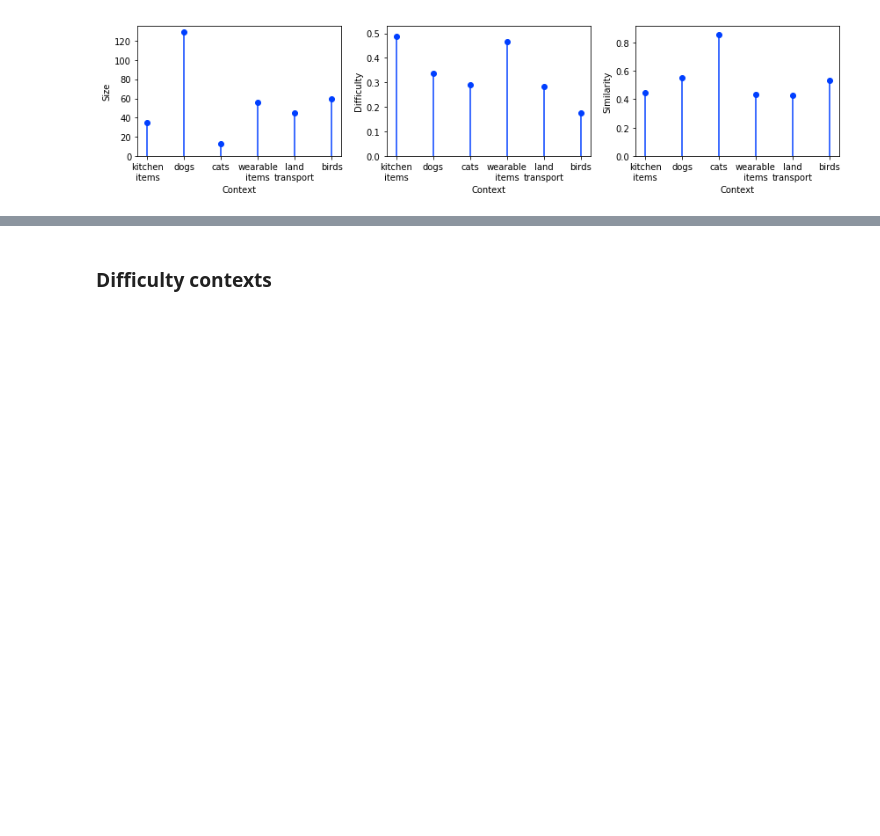
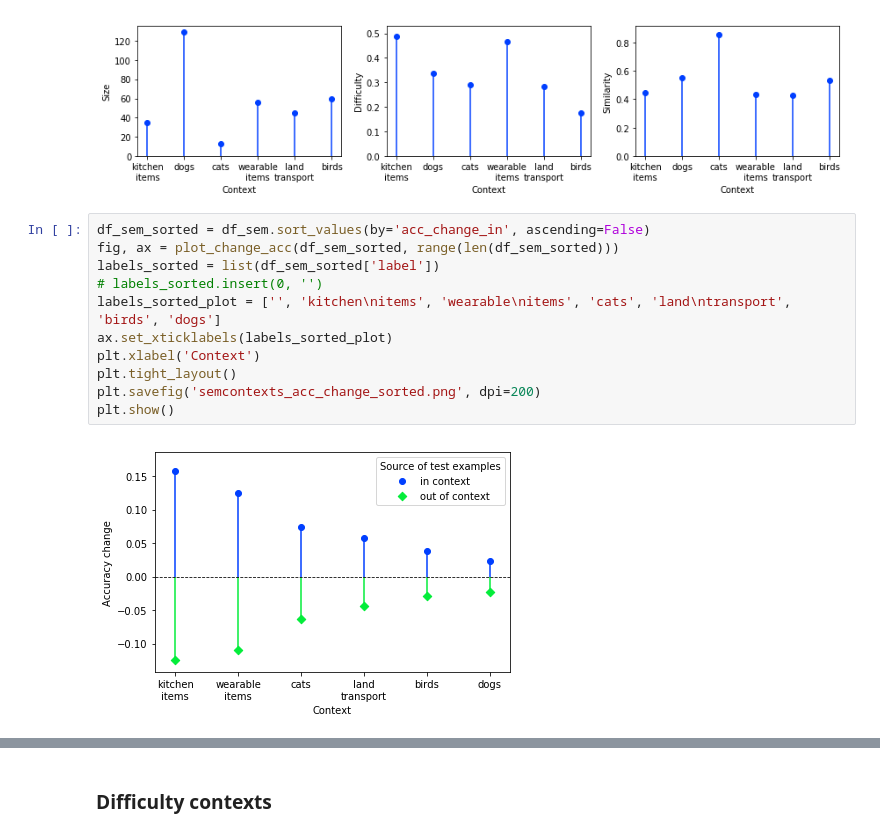
Before and after one commit to fbickfordsmith/attention-msc, a Jupyter notebook: plotting/plot_allresults-Copy1.ipynb, the cells around one changed output, grey strips where cells are left out. Saved outputs shown, nothing was run; the diff lists cells and outputs as text; blank space fills up the shorter version.

Commit message:
Added new context definitions

```diff
--- a/plotting/plot_allresults-Copy1.ipynb
+++ b/plotting/plot_allresults-Copy1.ipynb
@@ -84,3 +84,16 @@ plt.tight_layout()
 plt.show()
 # %% [output]
 [figure]
+# %%
+df_sem_sorted = df_sem.sort_values(by='acc_change_in', ascending=False)
+fig, ax = plot_change_acc(df_sem_sorted, range(len(df_sem_sorted)))
+labels_sorted = list(df_sem_sorted['label'])
+# labels_sorted.insert(0, '')
+labels_sorted_plot = ['', 'kitchen\nitems', 'wearable\nitems', 'cats', 'land\ntransport', 'birds', 'dogs']
+ax.set_xticklabels(labels_sorted_plot)
+plt.xlabel('Context')
+plt.tight_layout()
+plt.savefig('semcontexts_acc_change_sorted.png', dpi=200)
+plt.show()
+# %% [output]
+[figure, added]
```
Also changed, not shown: parts of 1 cell of this notebook, 6 other files.
